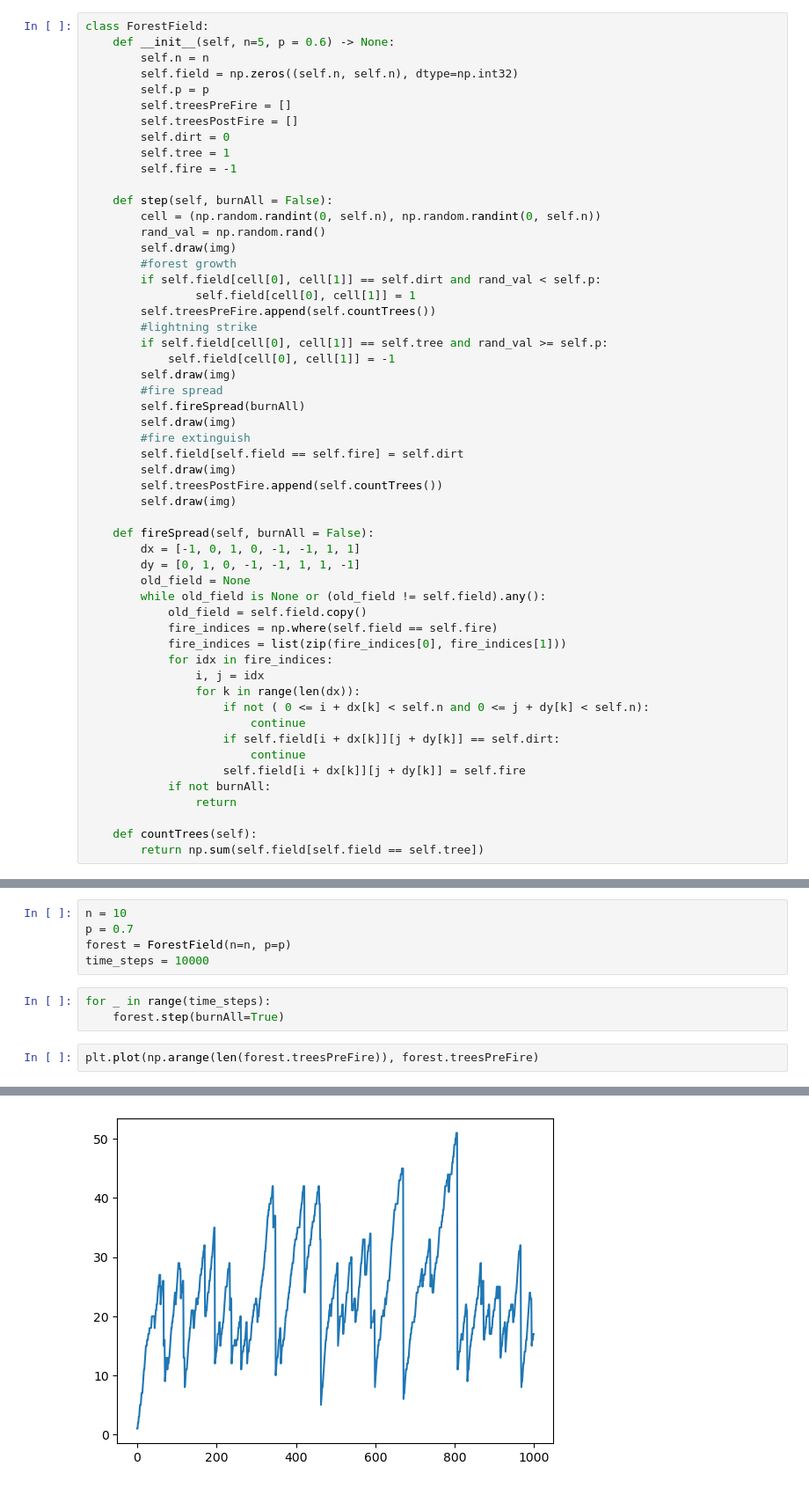
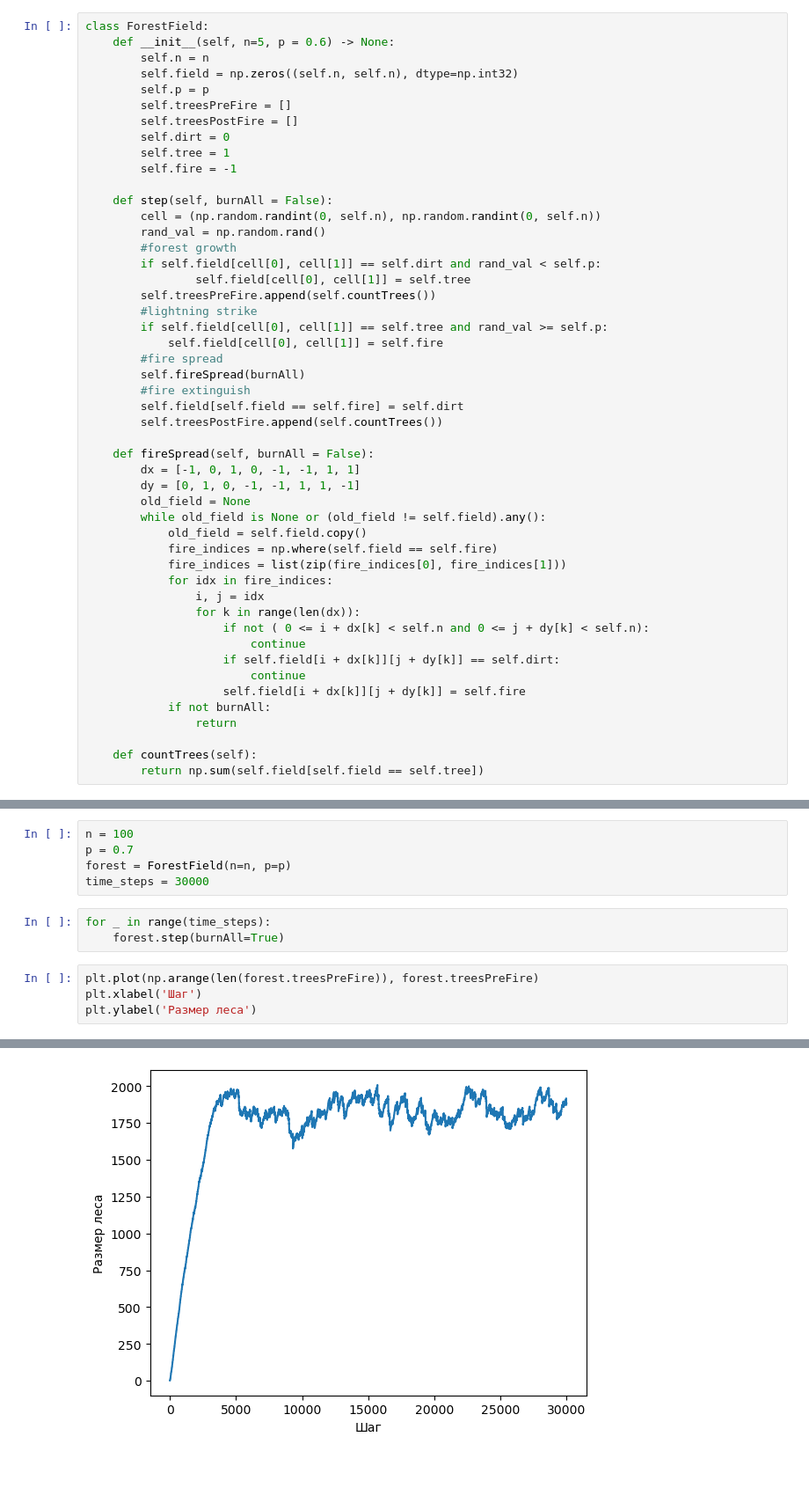
Before and after one commit to EHAT32/mathModelling, a Jupyter notebook: hw2/lab.ipynb, the cells around one changed output, grey strips where cells are left out. Shown at 88% size. Saved outputs shown, nothing was run; the diff lists cells and outputs as text.

```diff
--- a/hw2/lab.ipynb
+++ b/hw2/lab.ipynb
@@ -29,23 +26,18 @@ class ForestField:
     def step(self, burnAll = False):
         cell = (np.random.randint(0, self.n), np.random.randint(0, self.n))
         rand_val = np.random.rand()
-        self.draw(img)
         #forest growth
         if self.field[cell[0], cell[1]] == self.dirt and rand_val < self.p:
-                self.field[cell[0], cell[1]] = 1
+                self.field[cell[0], cell[1]] = self.tree
         self.treesPreFire.append(self.countTrees())
         #lightning strike
         if self.field[cell[0], cell[1]] == self.tree and rand_val >= self.p:
-            self.field[cell[0], cell[1]] = -1
-        self.draw(img)
+            self.field[cell[0], cell[1]] = self.fire
         #fire spread
         self.fireSpread(burnAll)
-        self.draw(img)
         #fire extinguish
         self.field[self.field == self.fire] = self.dirt
-        self.draw(img)
         self.treesPostFire.append(self.countTrees())
-        self.draw(img)
 
     def fireSpread(self, burnAll = False):
         dx = [-1, 0, 1, 0, -1, -1, 1, 1]
@@ -71,13 +63,15 @@ class ForestField:
 # %% [markdown]
 Посмотрим на численность леса в течение продолжительного времени и исследуем распределение леса по его размеру
 # %%
-n = 10
+n = 100
 p = 0.7
 forest = ForestField(n=n, p=p)
-time_steps = 10000
+time_steps = 30000
 # %%
 for _ in range(time_steps):
     forest.step(burnAll=True)
 # %%
 plt.plot(np.arange(len(forest.treesPreFire)), forest.treesPreFire)
+plt.xlabel('Шаг')
+plt.ylabel('Размер леса')
 # %% [output]
@@ -85 +79 @@ plt.plot(np.arange(len(forest.treesPreFire)), forest.treesPreFire)
-[figure, old version]
+[figure, new version]
```
Also changed, not shown: parts of 13 cells of this notebook.
